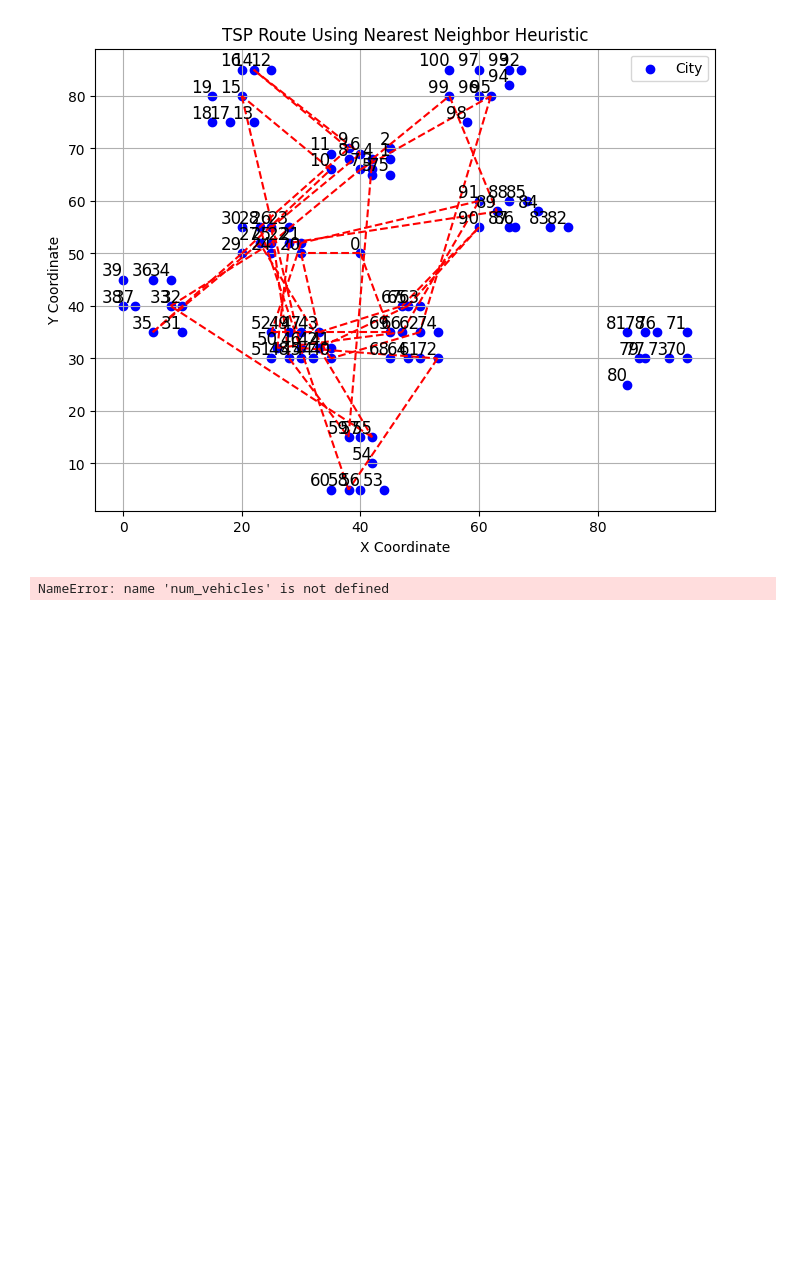
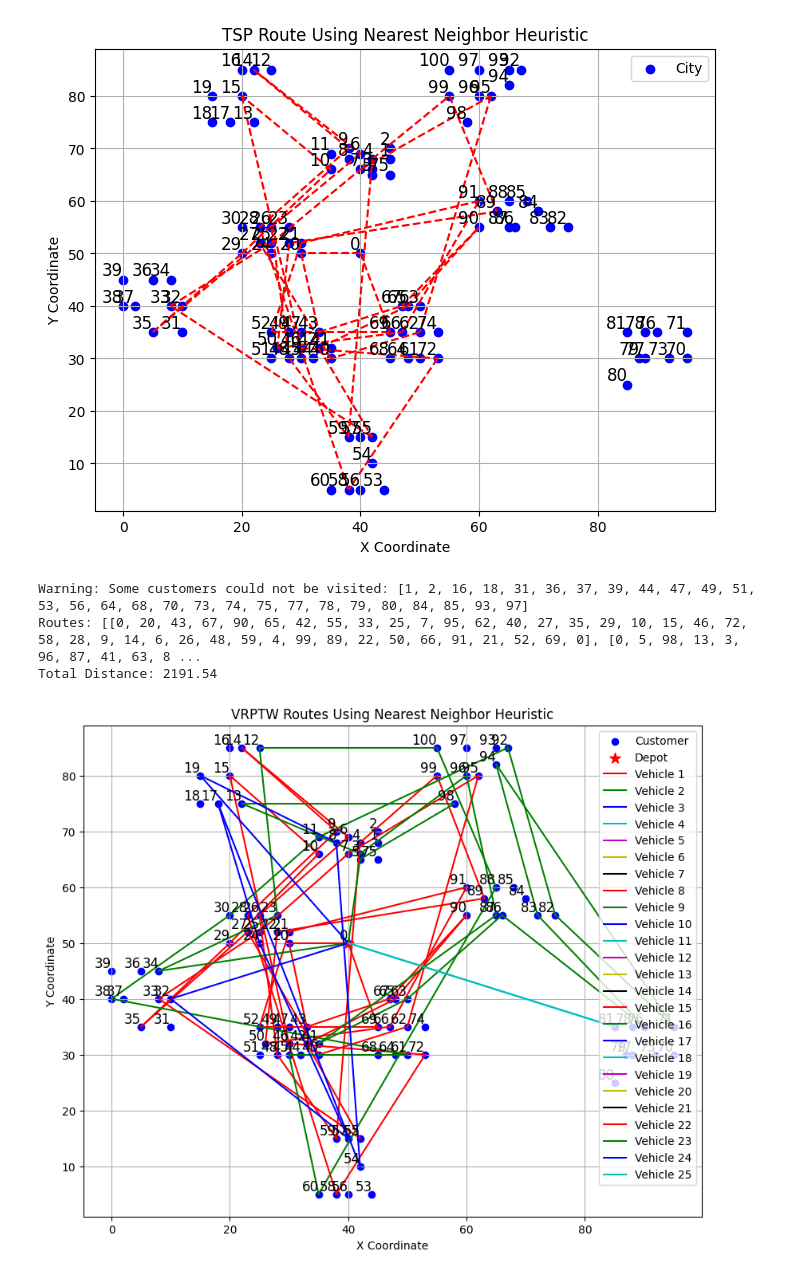
Before and after one commit to Xandeler/Advanced-Algorithms-and-Combinatorics, a Jupyter notebook: Axel workspace/VRPTW.ipynb, the cells around one changed output. Saved outputs shown, nothing was run; the diff lists cells and outputs as text; code cells hidden in the pictures; blank space fills up the shorter version.

```diff
--- a/Axel workspace/VRPTW.ipynb
+++ b/Axel workspace/VRPTW.ipynb
@@ -263,32 +263,35 @@ plt.scatter(customer_locations[:, 0], customer_locations[:, 1], c='blue', label=
 plt.scatter(customer_locations[0, 0], customer_locations[0, 1], c='red', s=100, marker='*', label='Depot')
 
 # Annotate each customer with its index
 for i, (x, y) in enumerate(customer_locations):
     plt.text(x, y, f"{i}", fontsize=12, ha='right', va='bottom')
 
 # Define a set of colors for different vehicle routes
 colors = ['r', 'g', 'b', 'c', 'm', 'y', 'k']
 if len(colors) < len(routes):
     colors *= (len(routes) // len(colors) + 1)  # Extend colors if there are more vehicles
 
 # Plot each route
 for vehicle_id, route in enumerate(routes):
     route_color = colors[vehicle_id]
     for i in range(len(route) - 1):
         start, end = route[i], route[i + 1]
         plt.plot(
             [customer_locations[start, 0], customer_locations[end, 0]],
             [customer_locations[start, 1], customer_locations[end, 1]],
-            f'{route_color}--',
+            f'{route_color}-',
             label=f'Vehicle {vehicle_id + 1}' if i == 0 else None  # Label only once per vehicle
         )
 
 # Finalize the plot
 plt.title("VRPTW Routes Using Nearest Neighbor Heuristic")
 plt.xlabel("X Coordinate")
 plt.ylabel("Y Coordinate")
 plt.grid(True)
 plt.legend()
 plt.show()
 # %% [output]
-NameError: name 'num_vehicles' is not defined
+Warning: Some customers could not be visited: [1, 2, 16, 18, 31, 36, 37, 39, 44, 47, 49, 51, 53, 56, 64, 68, 70, 73, 74, 75, 77, 78, 79, 80, 84, 85, 93, 97]
+Routes: [[0, 20, 43, 67, 90, 65, 42, 55, 33, 25, 7, 95, 62, 40, 27, 35, 29, 10, 15, 46, 72, 58, 28, 9, 14, 6, 26, 48, 59, 4, 99, 89, 22, 50, 66, 91, 21, 52, 69, 0], [0, 5, 98, 13, 3, 96, 87, 41, 63, 8 ...
+Total Distance: 2191.54
+[figure, added]
```
Also changed, not shown: 3 other files.
